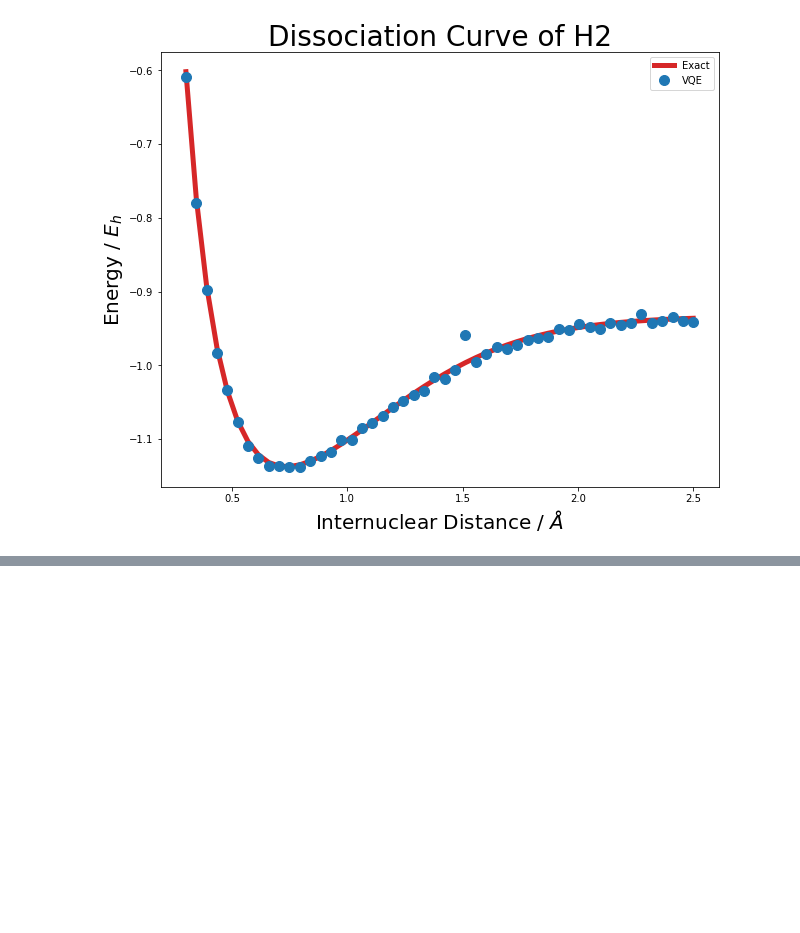
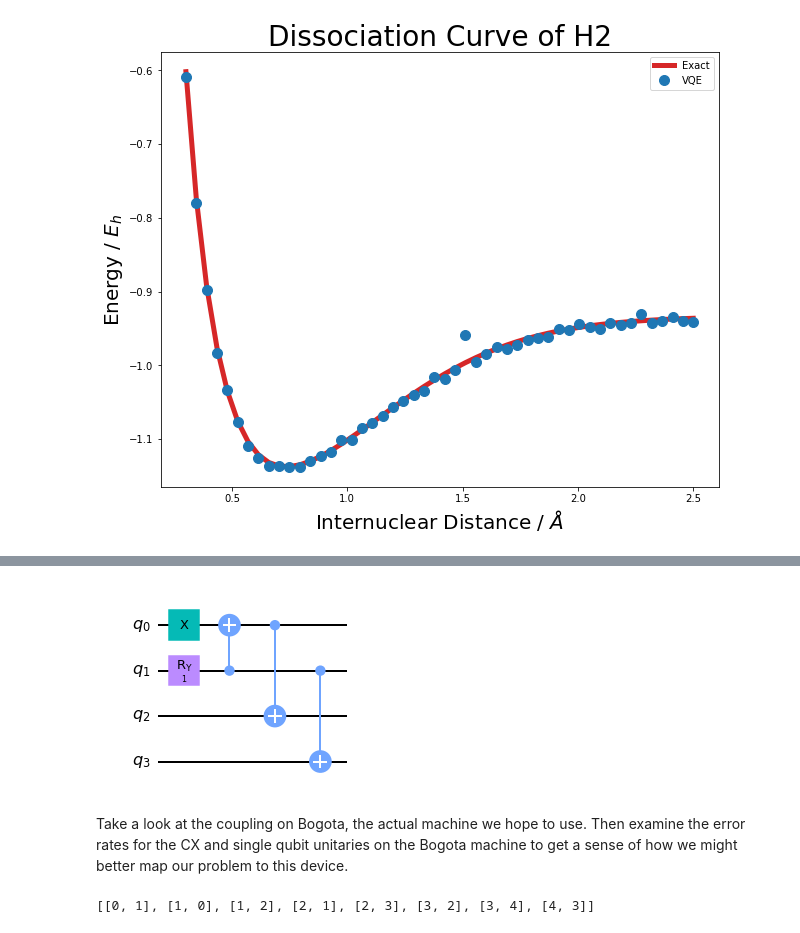
Before and after one commit to beneklins/qiskiteers_h2, a Jupyter notebook: activity3-2.ipynb, the cells around one changed output, grey strips where cells are left out. Saved outputs shown, nothing was run; the diff lists cells and outputs as text; code cells hidden in the pictures; blank space fills up the shorter version.

```diff
--- a/activity3-2.ipynb
+++ b/activity3-2.ipynb
@@ -754,0 +846,5 @@ with open('h2_dissociation.npz','rb') as f:
+# %%
+qc = varform_4qubits_1param.assign_parameters({a: 1})
+qc.draw()
+# %% [output]
+[figure, added]
@@ -754,0 +853,6 @@ with open('h2_dissociation.npz','rb') as f:
+# %% [markdown]
+Take a look at the coupling on Bogota, the actual machine we hope to use. Then examine the error rates for the CX and single qubit unitaries on the Bogota machine to get a sense of how we might better map our problem to this device.
+# %%
+bogota_conf.coupling_map
+# %% [output]
+[[0, 1], [1, 0], [1, 2], [2, 1], [2, 3], [3, 2], [3, 4], [4, 3]]
```
Also changed, not shown: parts of 30 cells of this notebook, 5 other files.
